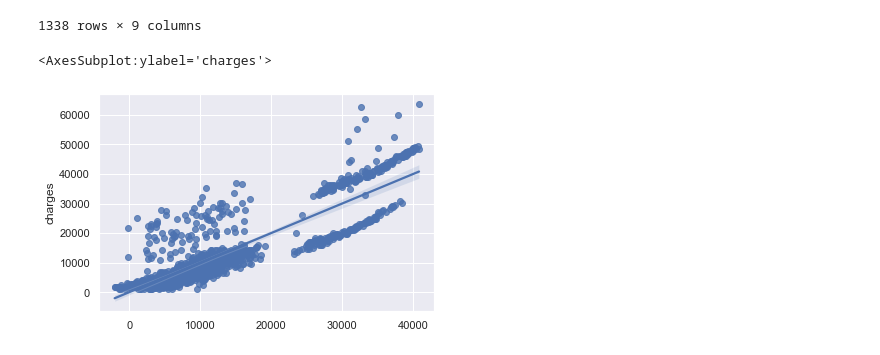
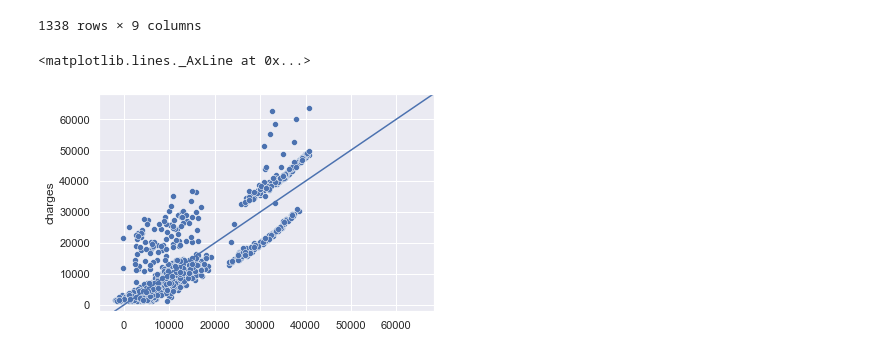
Before and after one commit to renatoquiliche/Interpretable-Machine-Learning, a Jupyter notebook: Notebooks/XPEd.ipynb, the cells around one changed output. Drawn from its saved outputs; the diff is of its cells as text; code cells hidden in the pictures.

```diff
--- a/Notebooks/XPEd.ipynb
+++ b/Notebooks/XPEd.ipynb
@@ -160,8 +160,9 @@ data_insurance
 # %%
 model = smf.ols(formula='charges ~ age + bmi + children + smoker + sex + region', data=data_insurance).fit()
 summary = model.summary()
 
-sns.regplot(x=model.fittedvalues, y=data_insurance['charges'], ci=100, n_boot=1000)
+sns.scatterplot(x=model.fittedvalues, y=data_insurance['charges'])
+plt.axline([10000, 10000], [65000, 65000])
 # %% [output]
-<AxesSubplot:ylabel='charges'>
+<matplotlib.lines._AxLine at 0x...>
-[figure, old version]
+[figure, new version]
```
Also changed, not shown: parts of 3 cells of this notebook.
